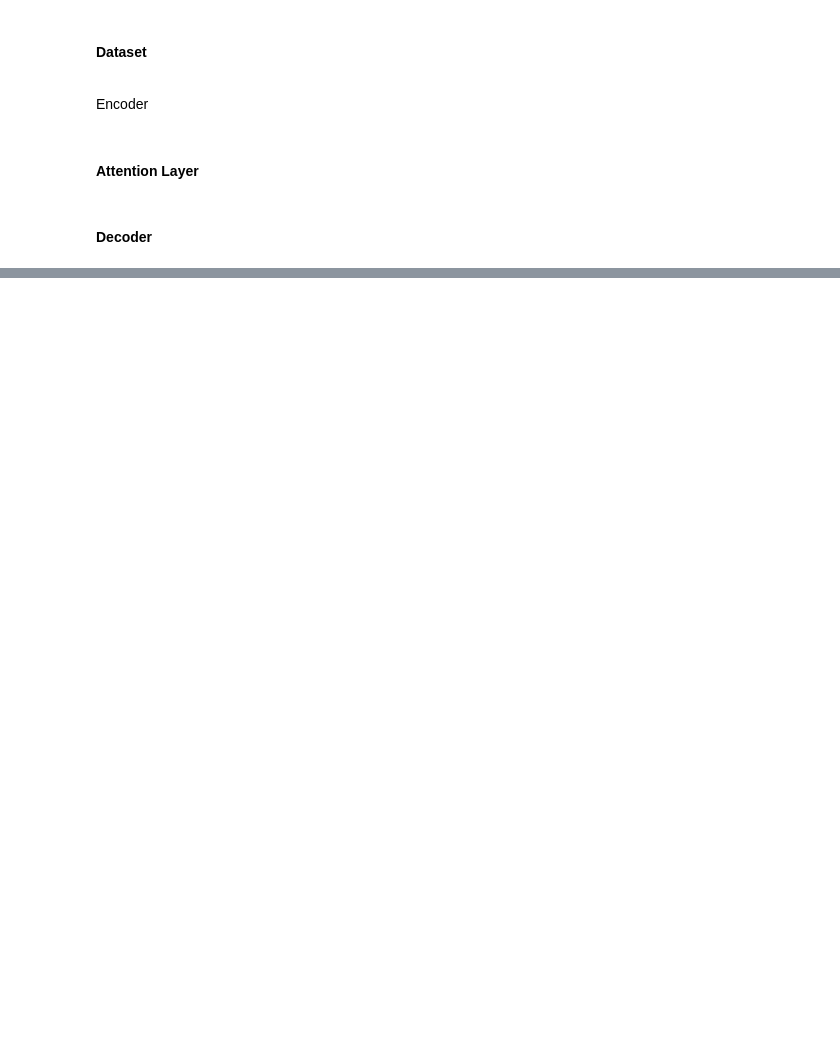
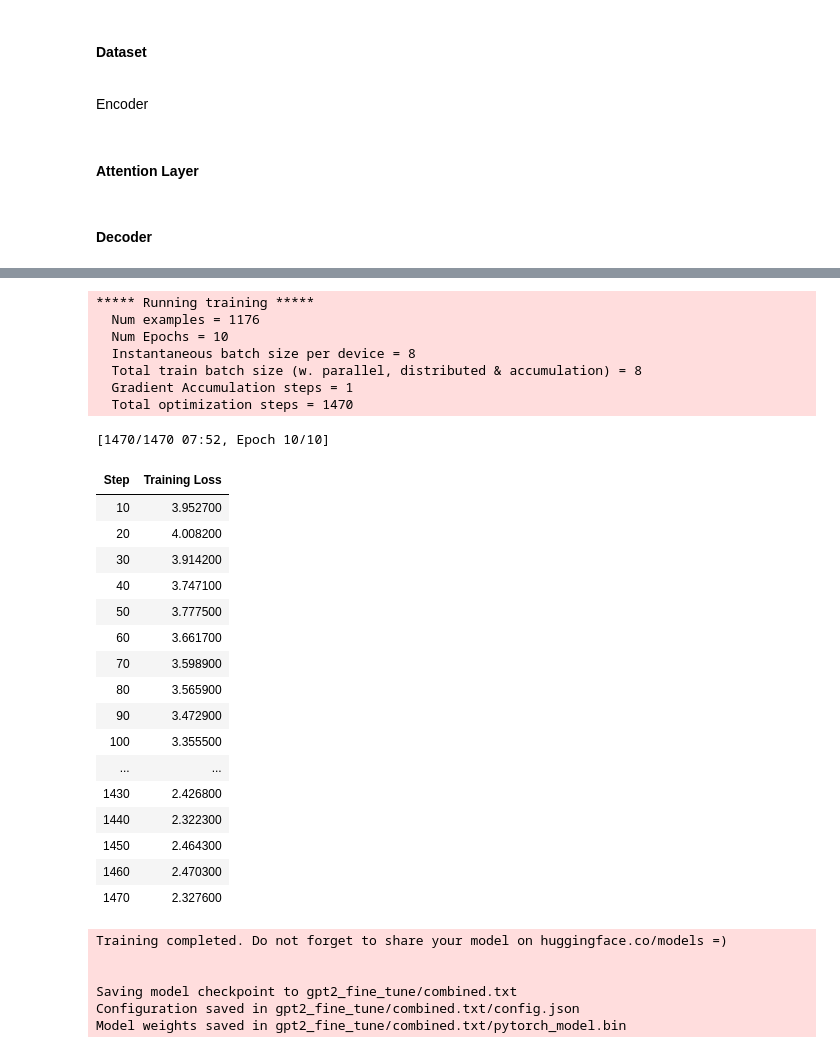
Before and after one commit to vdelale/NLP-ENSAE, a Jupyter notebook: full_project.ipynb, the cells around one changed output, grey strips where cells are left out. Saved outputs shown, nothing was run; the diff lists cells and outputs as text; code cells hidden in the pictures; blank space fills up the shorter version.

Commit message:
added transformers

```diff
--- a/full_project.ipynb
+++ b/full_project.ipynb
@@ -535,0 +675,2 @@ for elt in to_test[0:40]:
+# %%
+df2['original_en'] = df2['original_tok'].apply(lambda x: prepa(x, 'original_en', VOC=VOC2))
@@ -535,0 +687,15 @@ for elt in to_test[0:40]:
+# %%
+model = seq2seqModel(vocab_s=vocab_source2,
+                    vocab_t_inv=vocab_target_inv2,
+                    embedding_dim_s=100,
+                    embedding_dim_t=100,
+                    hidden_dim_s=128,
+                    hidden_dim_t=128,
+                    hidden_dim_att=128,
+                    do_att=True,
+                    padding_token=PAD_IDX,
+                    unk_token=UNK_IDX,
+                    sos_token=SOS_IDX,
+                    eos_token=EOS_IDX,
+                    max_size=30,  # max size of generated sentence in prediction mode
+                    dropout_GRU=0.2)
@@ -535,0 +708,2 @@ for elt in to_test[0:40]:
+# %%
+model.fit(train_set_2,val_set_2, lr=0.001, batch_size=32, n_epochs=30, patience=2, criterion= nn.CrossEntropyLoss)
@@ -535,0 +777,24 @@ for elt in to_test[0:40]:
+# %%
+from transformers import (
+AutoModelWithLMHead, AutoConfig, Trainer, AutoTokenizer, TextDataset, DataCollatorForLanguageModeling,
+TrainingArguments)
+
+def modelTrainer(text_path, epochs, model='gpt2', batch_size=8, cache_dir='cache', save_name=''):
+  model = AutoModelWithLMHead.from_pretrained(model)
+  tokenizer = AutoTokenizer.from_pretrained('gpt2')
+  data_collator = DataCollatorForLanguageModeling(tokenizer=tokenizer, mlm=False)
+  train_dataset = TextDataset(tokenizer=tokenizer,
+                              file_path=text_path,
+                              block_size=256)
+  training_args =TrainingArguments(output_dir="gpt2_fine_tune_{}/".format(save_name),
+                                   num_train_epochs=epochs,
+                                   per_device_train_batch_size=batch_size,
+                                   warmup_steps=500,
+                                   save_steps=2000,
+                                   logging_steps=10)
+  trainer = Trainer(model=model,
+                    args=training_args,
+                    data_collator=data_collator,
+                    train_dataset=train_dataset)
+  trainer.train()
+  trainer.save_model()
@@ -535,0 +805,34 @@ for elt in to_test[0:40]:
+# %%
+modelTrainer('combined.txt', 10, model='gpt2', batch_size=8, cache_dir='cache')
+# %% [output]
+***** Running training *****
+  Num examples = 1176
+  Num Epochs = 10
+  Instantaneous batch size per device = 8
+  Total train batch size (w. parallel, distributed & accumulation) = 8
+  Gradient Accumulation steps = 1
+  Total optimization steps = 1470
+[1470/1470 07:52, Epoch 10/10]
+| Step | Training Loss |
+| 10 | 3.952700 |
+| 20 | 4.008200 |
+| 30 | 3.914200 |
+| 40 | 3.747100 |
+| 50 | 3.777500 |
+| 60 | 3.661700 |
+| 70 | 3.598900 |
+| 80 | 3.565900 |
+| 90 | 3.472900 |
+| 100 | 3.355500 |
+| ... | ... |
+| 1430 | 2.426800 |
+| 1440 | 2.322300 |
+| 1450 | 2.464300 |
+| 1460 | 2.470300 |
+| 1470 | 2.327600 |
+Training completed. Do not forget to share your model on huggingface.co/models =)
+
+
+Saving model checkpoint to gpt2_fine_tune/combined.txt
+Configuration saved in gpt2_fine_tune/combined.txt/config.json
+Model weights saved in gpt2_fine_tune/combined.txt/pytorch_model.bin
```
Also changed, not shown: parts of 46 cells of this notebook.
